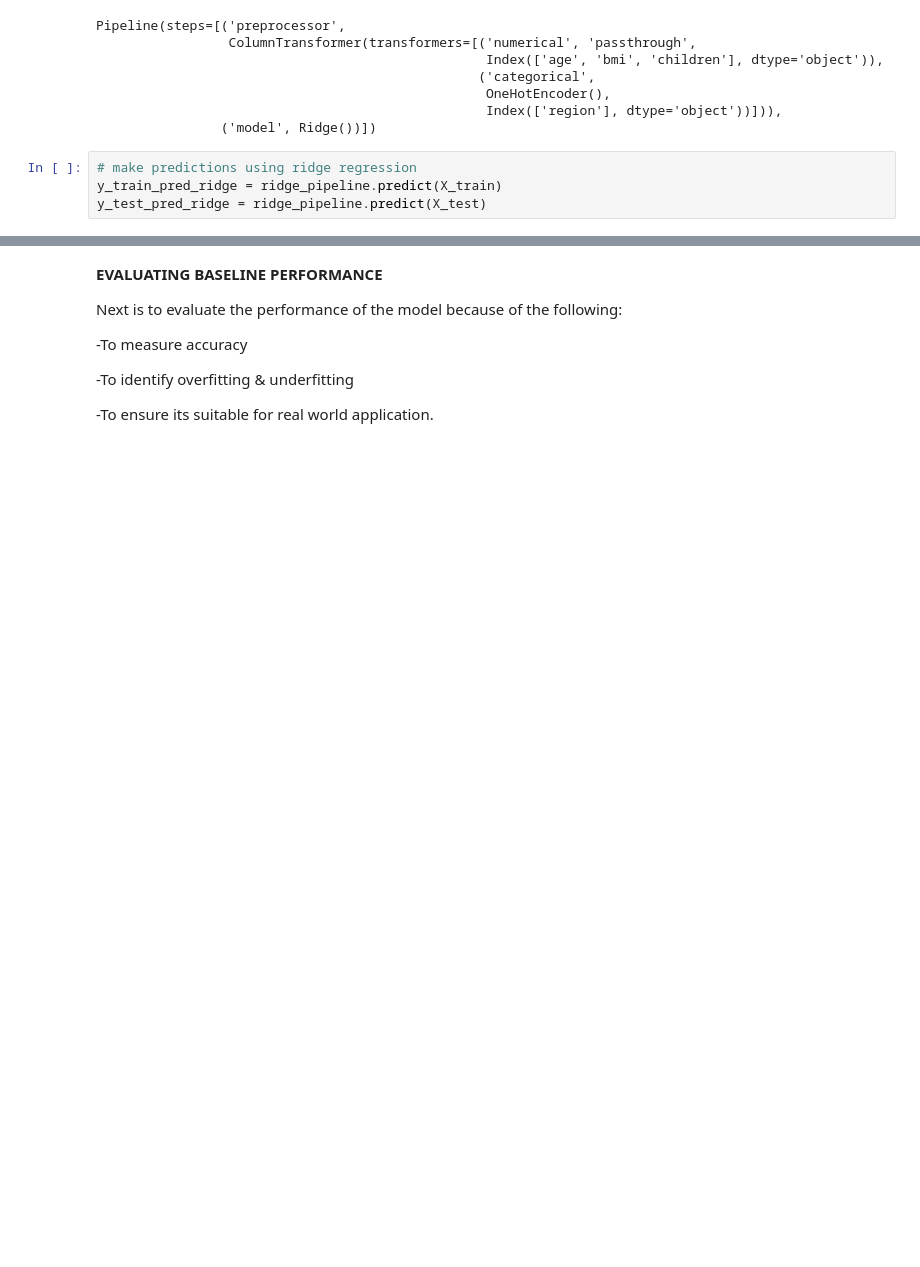
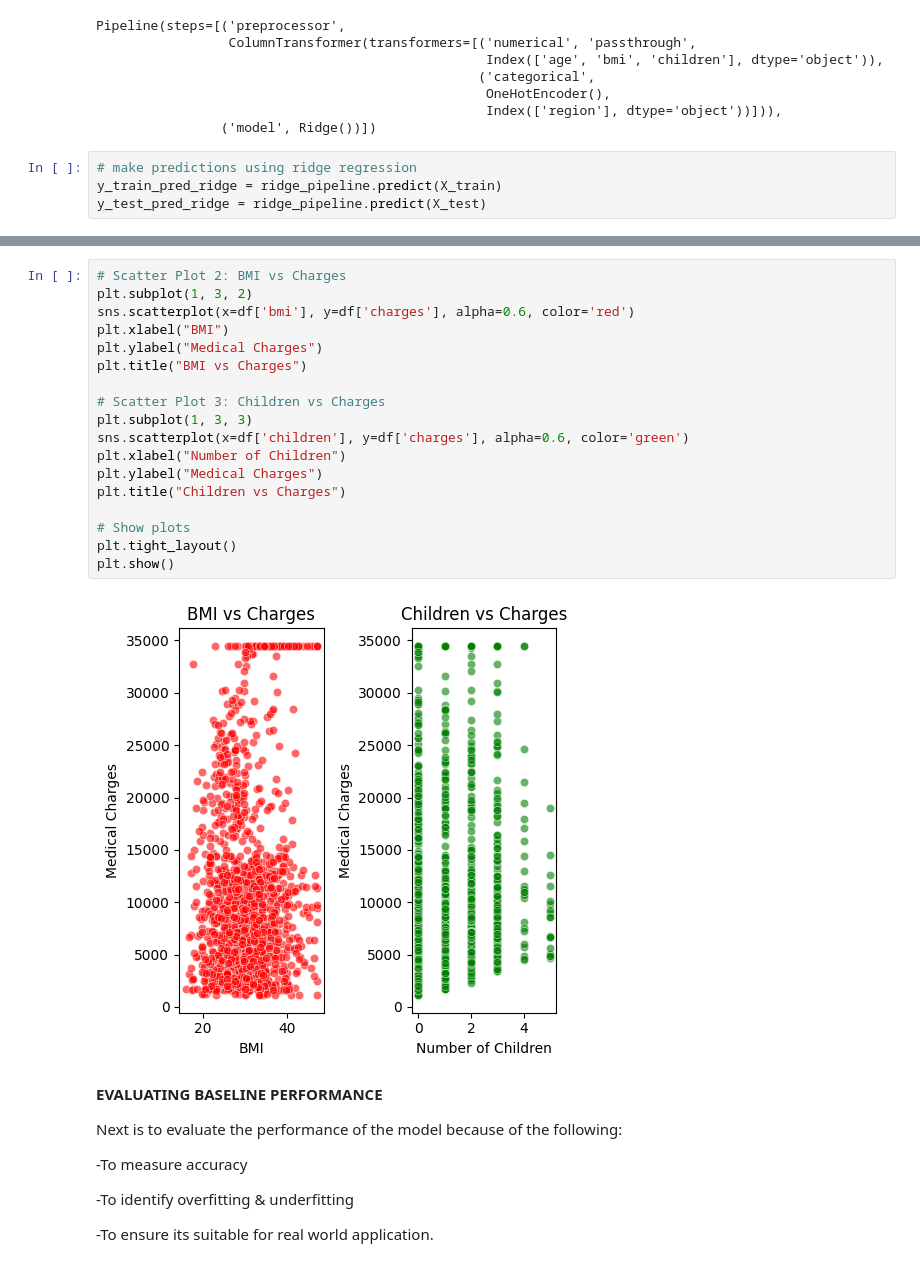
Before and after one commit to blessing3140/PREDICTING-MEDICAL-INSURANCE-CHARGE-USING-MULTI-LINEAR-REGRESSION, a Jupyter notebook: DATA_SCIENCE_PROJECT_PREDICTING_MEDICAL_INSURANCE_USING_MULTIPLE_LINEAR_REGRESSION.ipynb, the cells around one changed output, grey strips where cells are left out. Cells and saved outputs as stored; diff of their text form; blank space fills up the shorter version.

```diff
--- a/DATA_SCIENCE_PROJECT_PREDICTING_MEDICAL_INSURANCE_USING_MULTIPLE_LINEAR_REGRESSION.ipynb
+++ b/DATA_SCIENCE_PROJECT_PREDICTING_MEDICAL_INSURANCE_USING_MULTIPLE_LINEAR_REGRESSION.ipynb
@@ -462,6 +462,26 @@ plt.legend()
 plt.show()
 # %% [output]
 [figure]
+# %%
+# Scatter Plot 2: BMI vs Charges
+plt.subplot(1, 3, 2)
+sns.scatterplot(x=df['bmi'], y=df['charges'], alpha=0.6, color='red')
+plt.xlabel("BMI")
+plt.ylabel("Medical Charges")
+plt.title("BMI vs Charges")
+
+# Scatter Plot 3: Children vs Charges
+plt.subplot(1, 3, 3)
+sns.scatterplot(x=df['children'], y=df['charges'], alpha=0.6, color='green')
+plt.xlabel("Number of Children")
+plt.ylabel("Medical Charges")
+plt.title("Children vs Charges")
+
+# Show plots
+plt.tight_layout()
+plt.show()
+# %% [output]
+[figure, added]
 # %% [markdown]
 **EVALUATING BASELINE PERFORMANCE**
 
```
Also changed, not shown: parts of 10 cells of this notebook.
